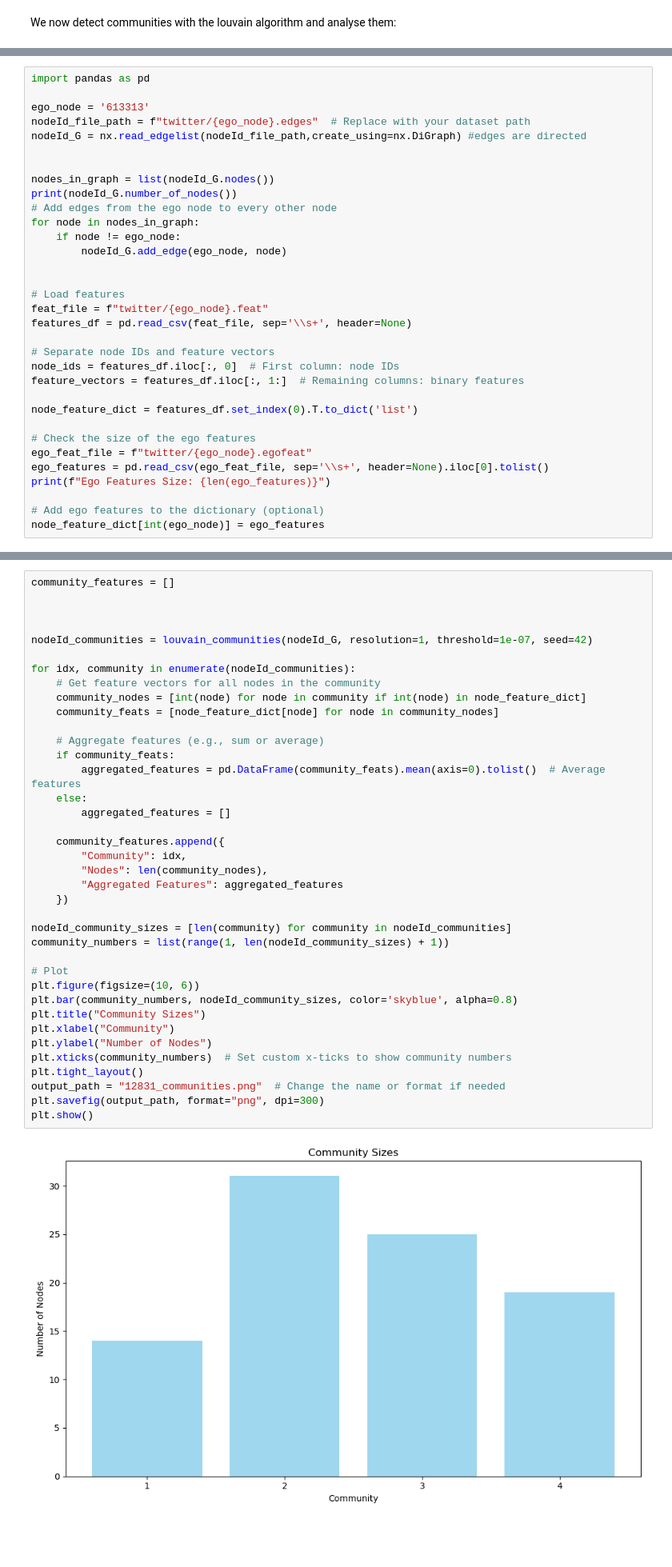
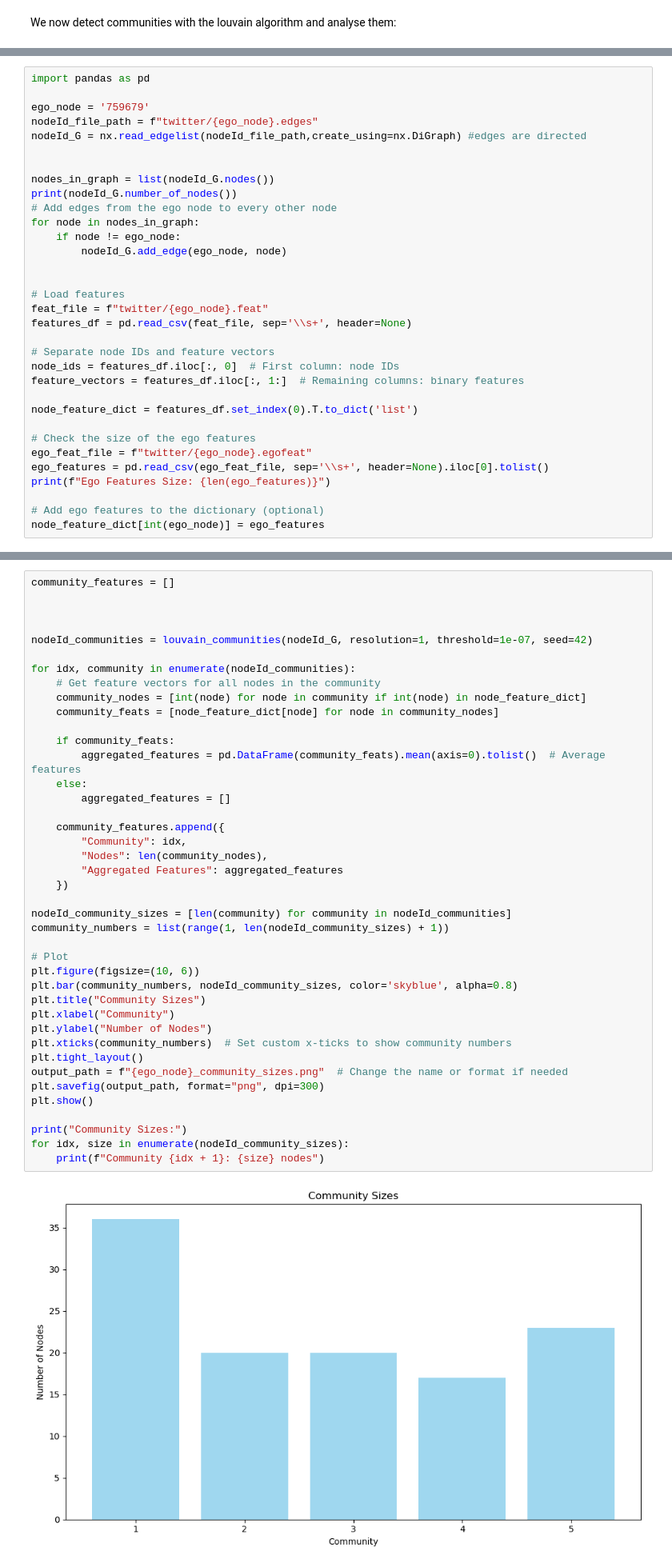
Before and after one commit to TiagoBarrosGarcia/ADC_Project_Group11, a Jupyter notebook: ego-Twitter_Grupo11.ipynb, the cells around one changed output, grey strips where cells are left out. Shown at 80% size. Drawn from its saved outputs; the diff is of its cells as text; blank space fills up the shorter version.

```diff
--- a/ego-Twitter_Grupo11.ipynb
+++ b/ego-Twitter_Grupo11.ipynb
@@ -438,8 +352,8 @@ Community 15: Density = 0.170
 # %%
 import pandas as pd
 
-ego_node = '613313'
-nodeId_file_path = f"twitter/{ego_node}.edges"  # Replace with your dataset path
+ego_node = '759679'
+nodeId_file_path = f"twitter/{ego_node}.edges"
 nodeId_G = nx.read_edgelist(nodeId_file_path,create_using=nx.DiGraph) #edges are directed
 
 
@@ -481,33 +395,36 @@ nodeId_communities = louvain_communities(nodeId_G, resolution=1, threshold=1e-07
 for idx, community in enumerate(nodeId_communities):
     # Get feature vectors for all nodes in the community
     community_nodes = [int(node) for node in community if int(node) in node_feature_dict]
     community_feats = [node_feature_dict[node] for node in community_nodes]
 
-    # Aggregate features (e.g., sum or average)
     if community_feats:
         aggregated_features = pd.DataFrame(community_feats).mean(axis=0).tolist()  # Average features
     else:
         aggregated_features = []
 
     community_features.append({
         "Community": idx,
         "Nodes": len(community_nodes),
         "Aggregated Features": aggregated_features
     })
 
 nodeId_community_sizes = [len(community) for community in nodeId_communities]
 community_numbers = list(range(1, len(nodeId_community_sizes) + 1))
 
 # Plot
 plt.figure(figsize=(10, 6))
 plt.bar(community_numbers, nodeId_community_sizes, color='skyblue', alpha=0.8)
 plt.title("Community Sizes")
 plt.xlabel("Community")
 plt.ylabel("Number of Nodes")
 plt.xticks(community_numbers)  # Set custom x-ticks to show community numbers
 plt.tight_layout()
-output_path = "12831_communities.png"  # Change the name or format if needed
+output_path = f"{ego_node}_community_sizes.png"  # Change the name or format if needed
 plt.savefig(output_path, format="png", dpi=300)
 plt.show()
+
+print("Community Sizes:")
+for idx, size in enumerate(nodeId_community_sizes):
+    print(f"Community {idx + 1}: {size} nodes")
 # %% [output]
-[figure, old version]
+[figure, new version]
```
Also changed, not shown: parts of 11 cells of this notebook.
